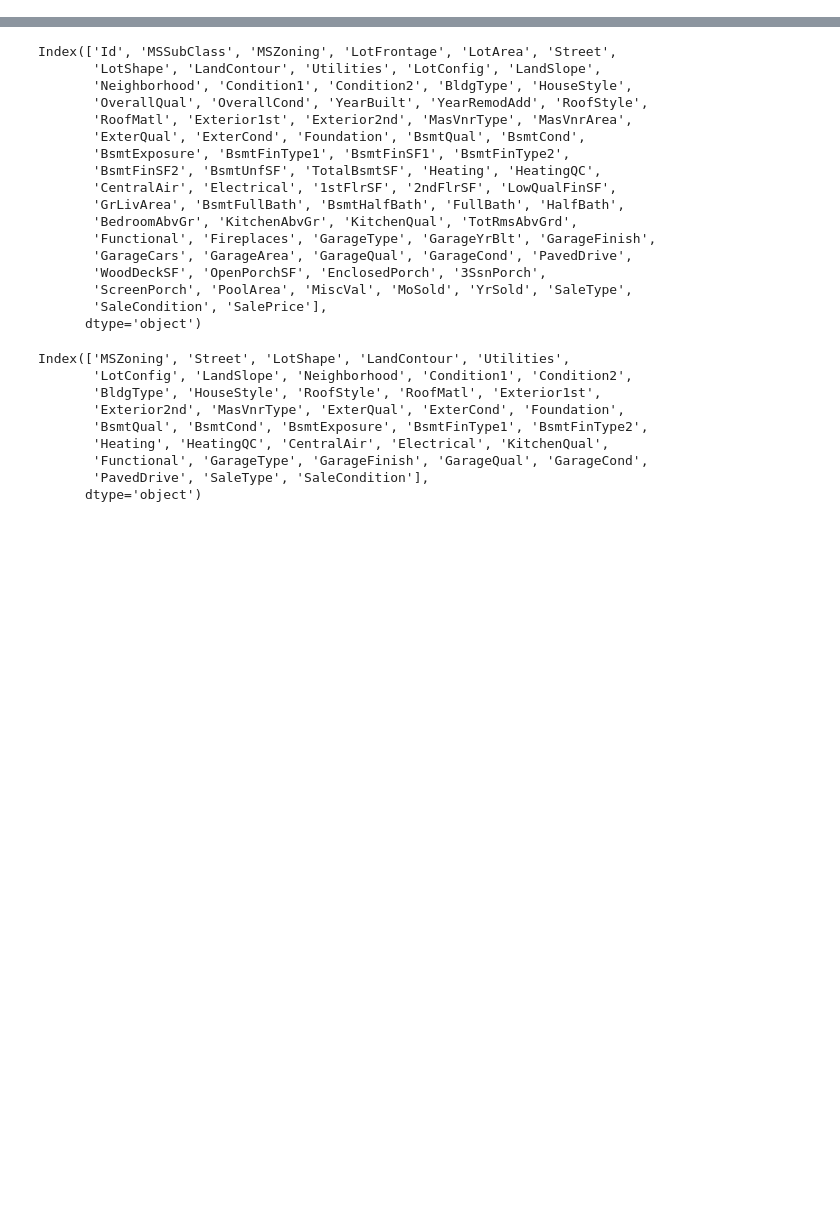
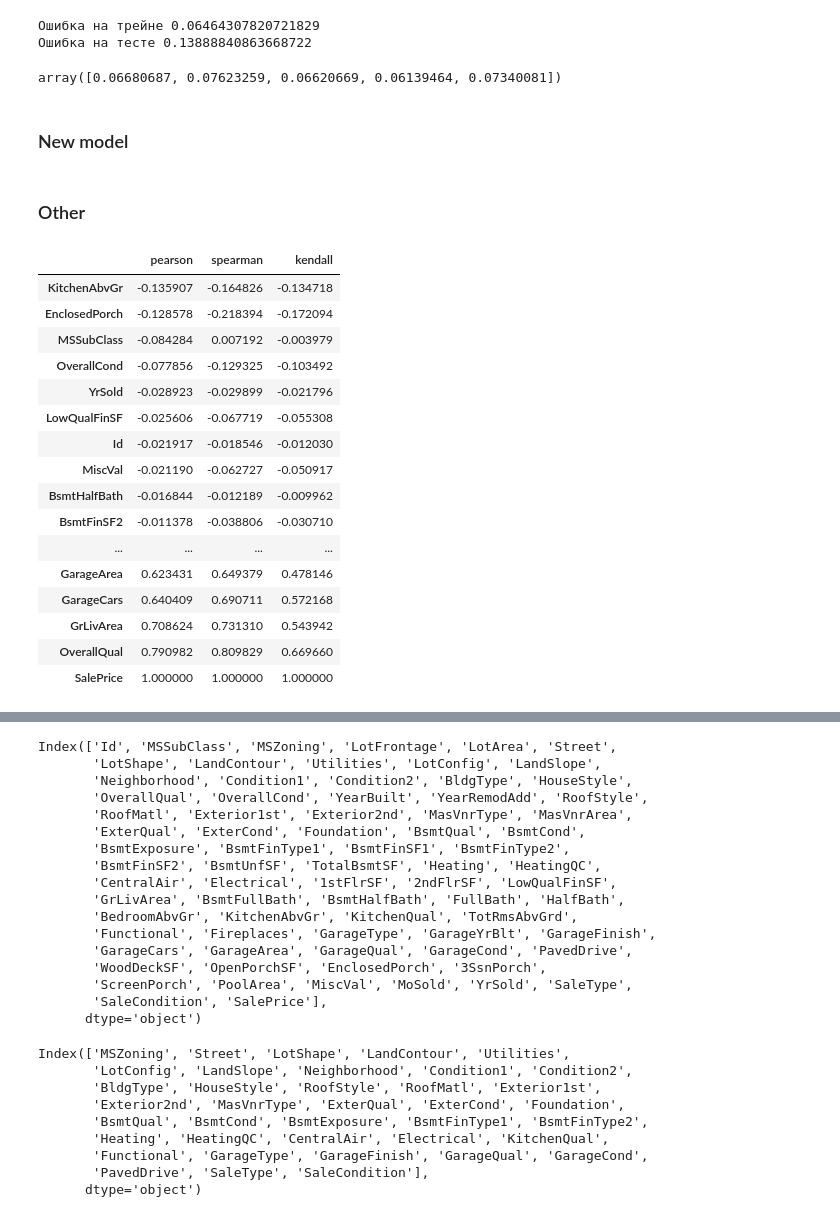
Before and after one commit to Lyunchenko/KaggleHousePrices, a Jupyter notebook: House Prices.ipynb, the cells around one changed output, grey strips where cells are left out. Cells and saved outputs as stored; diff of their text form; code cells hidden in the pictures; blank space fills up the shorter version.

```diff
--- a/House Prices.ipynb
+++ b/House Prices.ipynb
@@ -2,0 +10,3 @@ import pandas as pd
+# %%
+df = pd.read_csv('data/train.csv', index_col='Id')
+df_test = pd.read_csv('data/test.csv', index_col='Id')
@@ -2,0 +61,8 @@ import pandas as pd
+# %%
+model = RandomForestRegressor(random_state=17)
+excerpt_validation(model, get_feature)
+cross_validation(model, get_feature)
+# %% [output]
+Ошибка на трейне 0.06464307820721829
+Ошибка на тесте 0.13888840863668722
+array([0.06680687, 0.07623259, 0.06620669, 0.06139464, 0.07340081])
@@ -2,0 +71,28 @@ import pandas as pd
+# %% [markdown]
+### New model
+# %% [markdown]
+### Other
+# %%
+corr = pd.DataFrame()
+corr['pearson'] = df.corr(method='pearson')['SalePrice']
+corr['spearman'] = df.corr(method='spearman')['SalePrice']
+corr['kendall'] = df.corr(method='kendall')['SalePrice']
+corr.sort_values(by=['pearson'])
+# %% [output]
+|  | pearson | spearman | kendall |
+| KitchenAbvGr | -0.135907 | -0.164826 | -0.134718 |
+| EnclosedPorch | -0.128578 | -0.218394 | -0.172094 |
+| MSSubClass | -0.084284 | 0.007192 | -0.003979 |
+| OverallCond | -0.077856 | -0.129325 | -0.103492 |
+| YrSold | -0.028923 | -0.029899 | -0.021796 |
+| LowQualFinSF | -0.025606 | -0.067719 | -0.055308 |
+| Id | -0.021917 | -0.018546 | -0.012030 |
+| MiscVal | -0.021190 | -0.062727 | -0.050917 |
+| BsmtHalfBath | -0.016844 | -0.012189 | -0.009962 |
+| BsmtFinSF2 | -0.011378 | -0.038806 | -0.030710 |
+| ... | ... | ... | ... |
+| GarageArea | 0.623431 | 0.649379 | 0.478146 |
+| GarageCars | 0.640409 | 0.690711 | 0.572168 |
+| GrLivArea | 0.708624 | 0.731310 | 0.543942 |
+| OverallQual | 0.790982 | 0.809829 | 0.669660 |
+| SalePrice | 1.000000 | 1.000000 | 1.000000 |
```
Also changed, not shown: parts of 24 cells of this notebook, 1 other file.
